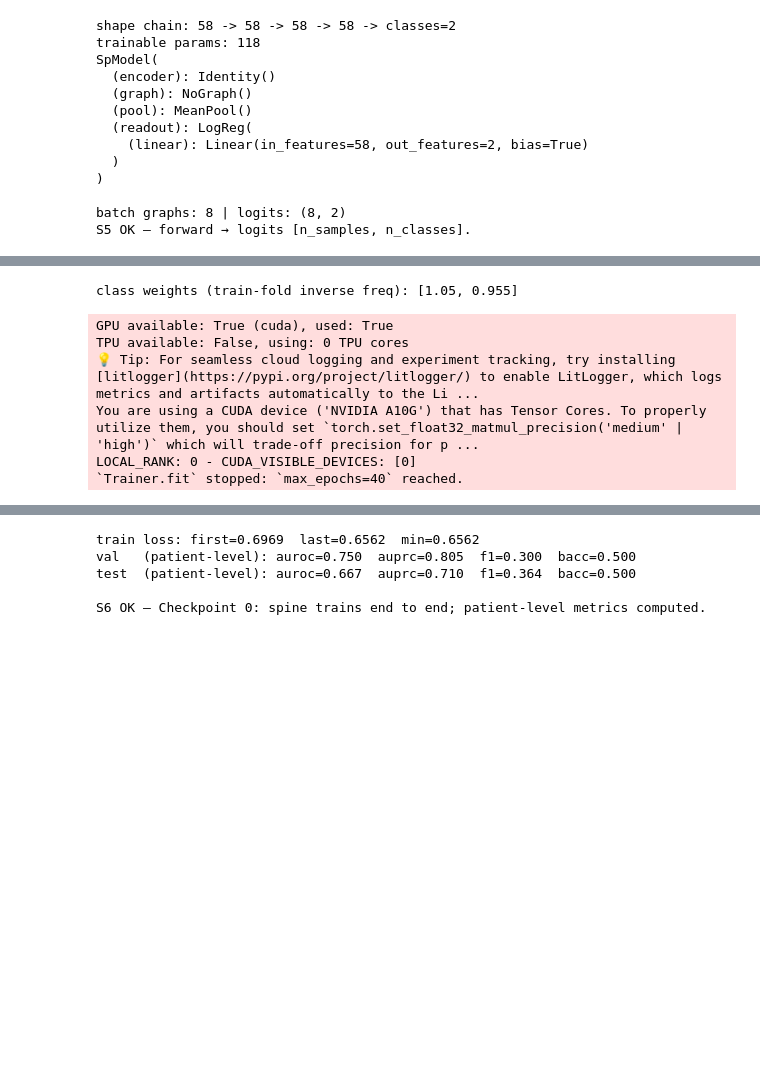
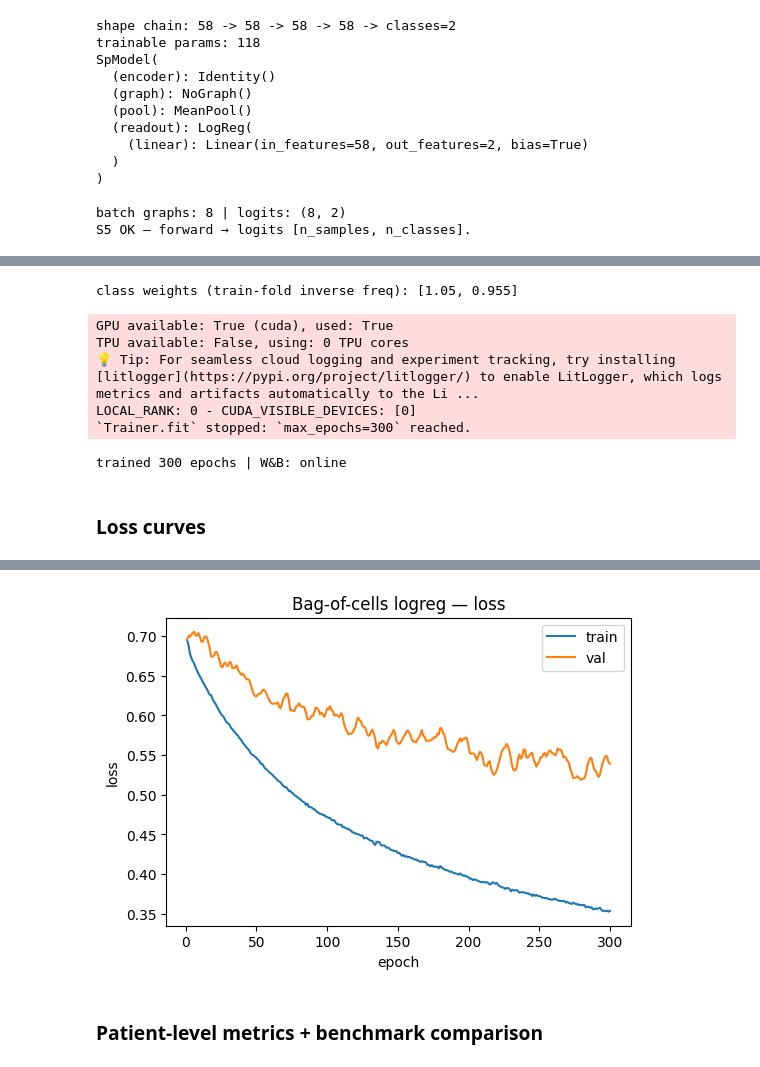
Before and after one commit to alexander-ratzan/sp-ml, a Jupyter notebook: notebooks/poc/bag_of_cells.ipynb, the cells around one changed output, grey strips where cells are left out. Drawn from its saved outputs; the diff is of its cells as text; code cells hidden in the pictures; blank space fills up the shorter version.

```diff
--- a/notebooks/poc/bag_of_cells.ipynb
+++ b/notebooks/poc/bag_of_cells.ipynb
@@ -184,12 +200,26 @@ model); AUROC/AUPRC already clear chance. Improving those is for later stages, n
 # %%
+import os
 import warnings
 
 import lightning as L
+from lightning.pytorch.loggers import WandbLogger
 
 from sp_ml.train import LitClassifier, class_weights
 
 warnings.filterwarnings("ignore")
 L.seed_everything(cfg.seed, verbose=False)
+
+EPOCHS = 300            # ↑ from the 40-epoch Checkpoint-0 smoke — let the logreg actually converge
+
+# W&B: loss curve + metrics track live. Online by default (account default entity); set env
+# WANDB_MODE=offline to log locally (sync later), or WANDB_MODE=disabled to skip W&B entirely.
+wb_mode = os.environ.get("WANDB_MODE", "online")
+wandb_logger = (
+    False if wb_mode == "disabled"
+    else WandbLogger(project=cfg.wandb.project, offline=(wb_mode != "online"),
+                     group="schurch-clr_dii-bagcells", name=f"poc-logreg-{EPOCHS}ep",
+                     save_dir="outputs")
+)
 
 w = class_weights(dm.train_labels(), dm.num_classes) if cfg.train.class_weighted else None
 print("class weights (train-fold inverse freq):", None if w is None else [round(float(x), 3) for x in w])
@@ -200,37 +230,49 @@ lit = LitClassifier(model=model, optimizer=optimizer, loss=loss, num_classes=dm.
 
 
 class LossHistory(L.Callback):
+    """Capture epoch-level train & val loss during fit for a local loss curve."""
+
     def __init__(self):
-        self.train = []
+        self.train, self.val = [], []
 
     def on_train_epoch_end(self, trainer, _):
         v = trainer.callback_metrics.get("train/loss")
         if v is not None:
             self.train.append(float(v))
 
+    def on_validation_epoch_end(self, trainer, _):
+        if trainer.state.fn != "fit":     # ignore the post-fit validate/test passes
+            return
+        v = trainer.callback_metrics.get("val/loss")
+        if v is not None:
+            self.val.append(float(v))
+
 
 hist = LossHistory()
-trainer = instantiate(cfg.train.trainer, max_epochs=40, logger=False,
+trainer = instantiate(cfg.train.trainer, max_epochs=EPOCHS, logger=wandb_logger,
                       enable_checkpointing=False, enable_progress_bar=False,
-                      enable_model_summary=False, callbacks=[hist])
+                      enable_model_summary=False, num_sanity_val_steps=0, callbacks=[hist])
 trainer.fit(lit, dm)
+print(f"trained {EPOCHS} epochs | W&B: {wb_mode}")
 # %% [output]
 class weights (train-fold inverse freq): [1.05, 0.955]
 GPU available: True (cuda), used: True
 TPU available: False, using: 0 TPU cores
 💡 Tip: For seamless cloud logging and experiment tracking, try installing [litlogger](https://pypi.org/project/litlogger/) to enable LitLogger, which logs metrics and artifacts automatically to the Li ...
-You are using a CUDA device ('NVIDIA A10G') that has Tensor Cores. To properly utilize them, you should set `torch.set_float32_matmul_precision('medium' | 'high')` which will trade-off precision for p ...
 LOCAL_RANK: 0 - CUDA_VISIBLE_DEVICES: [0]
-`Trainer.fit` stopped: `max_epochs=40` reached.
+`Trainer.fit` stopped: `max_epochs=300` reached.
+trained 300 epochs | W&B: online
+# %% [markdown]
+### Loss curves
 # %%
+import matplotlib.pyplot as plt
+
 print("train loss: first=%.4f  last=%.4f  min=%.4f" % (hist.train[0], hist.train[-1], min(hist.train)))
-assert hist.train[-1] < hist.train[0], "train loss did not decrease"
-
-valm = trainer.validate(lit, dm, verbose=False)[0]
-testm = trainer.test(lit, dm, verbose=False)[0]
-keys = ("auroc", "auprc", "f1", "bacc")
-for d, split in [(valm, "val"), (testm, "test")]:
-    print("%-5s (patient-level):" % split,
-          "  ".join("%s=%.3f" % (k, d[f"{split}/{k}"]) for k in keys))
-print("\nS6 OK — Checkpoint 0: spine trains end to end; patient-level metrics computed.")
+fig, ax = plt.subplots(figsize=(6, 4))
+ax.plot(range(1, len(hist.train) + 1), hist.train, label="train")
+if hist.val:
+    ax.plot(range(1, len(hist.val) + 1), hist.val, label="val")
+ax.set_xlabel("epoch"); ax.set_ylabel("loss"); ax.legend()
+ax.set_title("Bag-of-cells logreg — loss")
+plt.show()
 # %% [output]
@@ -239,5 +280,3 @@ LOCAL_RANK: 0 - CUDA_VISIBLE_DEVICES: [0]
-train loss: first=0.6969  last=0.6562  min=0.6562
-val   (patient-level): auroc=0.750  auprc=0.805  f1=0.300  bacc=0.500
-test  (patient-level): auroc=0.667  auprc=0.710  f1=0.364  bacc=0.500
-
-S6 OK — Checkpoint 0: spine trains end to end; patient-level metrics computed.
+[figure, added]
+# %% [markdown]
+### Patient-level metrics + benchmark comparison
```
Also changed, not shown: parts of 7 cells of this notebook, 18 other files.
